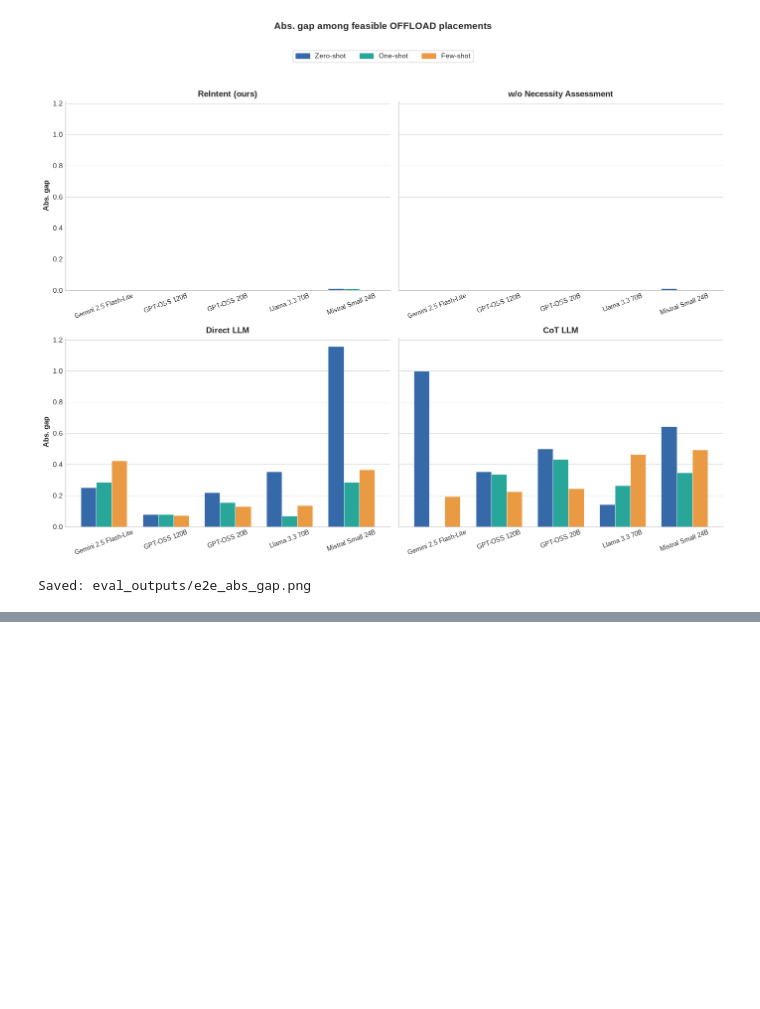
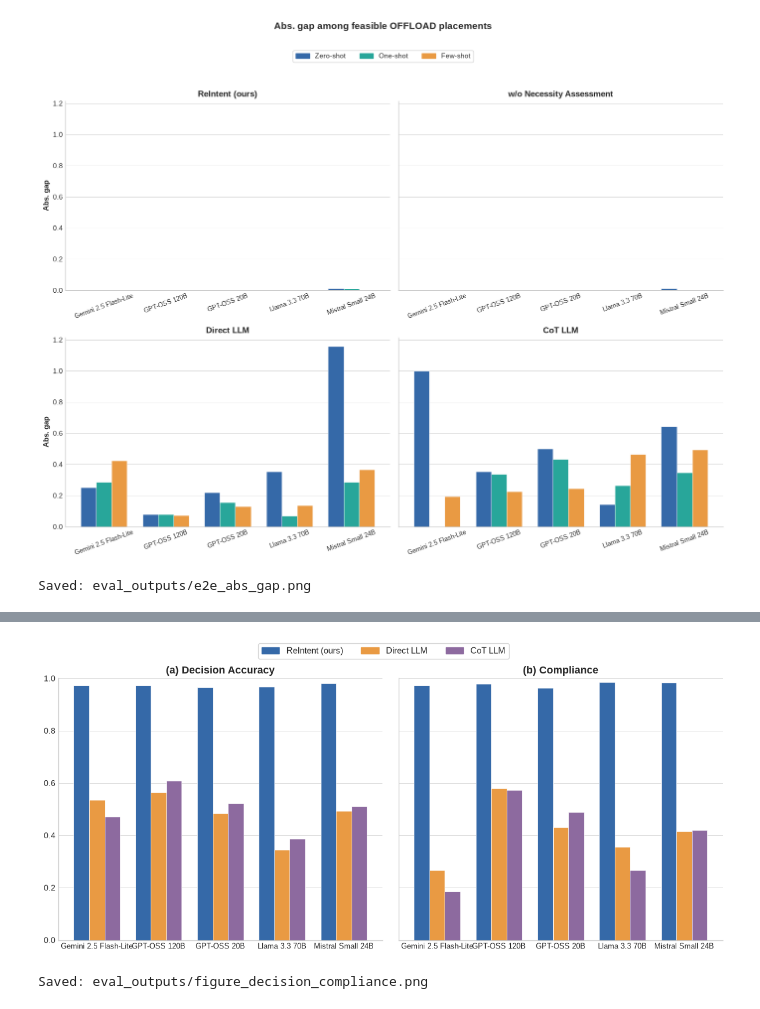
Before and after one commit to MorelK1/ReIntent, a Jupyter notebook: eval/scoring.ipynb, the cells around one changed output, grey strips where cells are left out. Saved outputs shown, nothing was run; the diff lists cells and outputs as text; code cells hidden in the pictures; blank space fills up the shorter version.

```diff
--- a/eval/scoring.ipynb
+++ b/eval/scoring.ipynb
@@ -692,0 +884,41 @@ Saved: eval_outputs/e2e_abs_gap.png
+# %%
+# (a)/(b) figure: Decision Accuracy + Compliance, pipeline/direct/cot, each
+# model at its own best strategy -- Option B from the paper discussion.
+APPROACH_COLORS_3 = {"pipeline": "#3569A8", "direct": "#E99A43", "cot": "#8D6A9F"}
+APPROACH_LABELS_3 = {"pipeline": "ReIntent (ours)", "direct": "Direct LLM", "cot": "CoT LLM"}
+
+decision_acc_best = pd.DataFrame({
+    approach: [e2e_summary.loc[(approach, model, BEST_STRATEGY[model]), "decision_accuracy"] for model in MODEL_ORDER]
+    for approach in HEADLINE_APPROACHES
+}, index=MODEL_ORDER)
+compliance_best = pd.DataFrame({
+    approach: [e2e_summary.loc[(approach, model, BEST_STRATEGY[model]), "compliance"] for model in MODEL_ORDER]
+    for approach in HEADLINE_APPROACHES
+}, index=MODEL_ORDER)
+
+fig, axes = plt.subplots(1, 2, figsize=(12, 5.2), sharey=True)
+for ax, data, letter, title in [(axes[0], decision_acc_best, "(a)", "Decision Accuracy"),
+                                 (axes[1], compliance_best, "(b)", "Compliance")]:
+    plot_df = data.rename(index=MODEL_LABELS)
+    plot_df.plot.bar(ax=ax, color=[APPROACH_COLORS_3[a] for a in HEADLINE_APPROACHES], width=0.75,
+                      edgecolor="white", linewidth=0.5, legend=False)
+    ax.set_title(f"{letter} {title}", fontsize=13, fontweight="bold")
+    ax.set_xlabel("")
+    ax.set_ylim(0, 1)
+    ax.tick_params(axis="x", labelrotation=0, labelsize=9)
+    ax.tick_params(axis="y", labelsize=10)
+    ax.spines["top"].set_visible(False)
+    ax.spines["right"].set_visible(False)
+    ax.grid(axis="x", visible=False)
+    ax.grid(axis="y", color="#d9d9d9", linewidth=0.7)
+handles = [plt.Rectangle((0, 0), 1, 1, color=APPROACH_COLORS_3[a]) for a in HEADLINE_APPROACHES]
+fig.legend(handles, [APPROACH_LABELS_3[a] for a in HEADLINE_APPROACHES], loc="upper center",
+           bbox_to_anchor=(0.5, 1.06), ncol=3, frameon=True, fontsize=11)
+fig.tight_layout()
+path = OUT_DIR / "figure_decision_compliance.png"
+fig.savefig(path, dpi=300, bbox_inches="tight")
+plt.show()
+print(f"Saved: eval_outputs/{path.name}")
+# %% [output]
+[figure, added]
+Saved: eval_outputs/figure_decision_compliance.png
```
Also changed, not shown: parts of 7 cells of this notebook, 7 other files.
